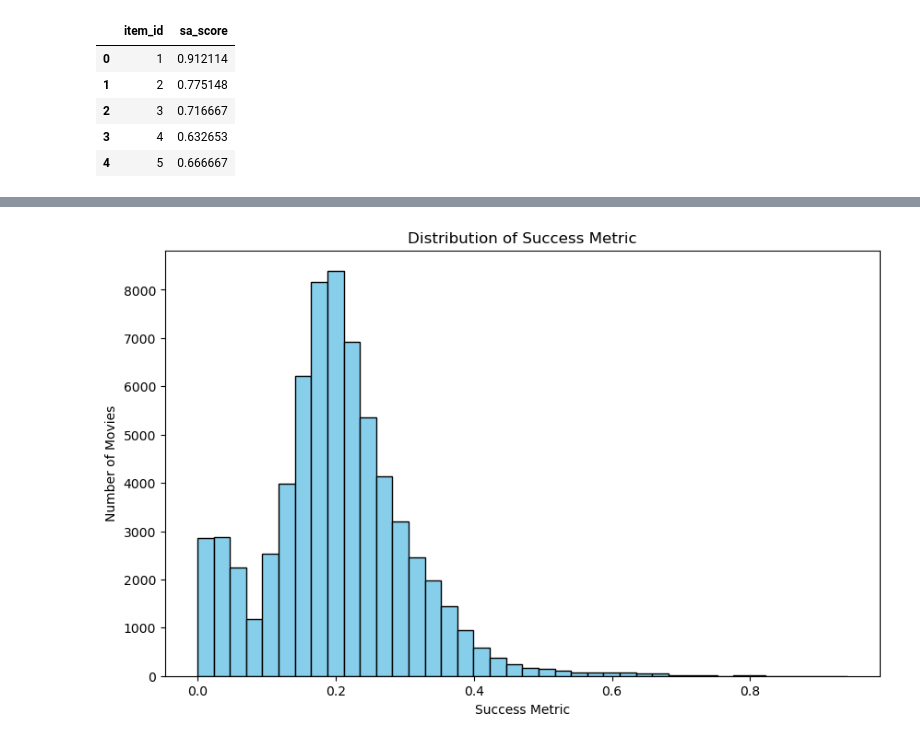
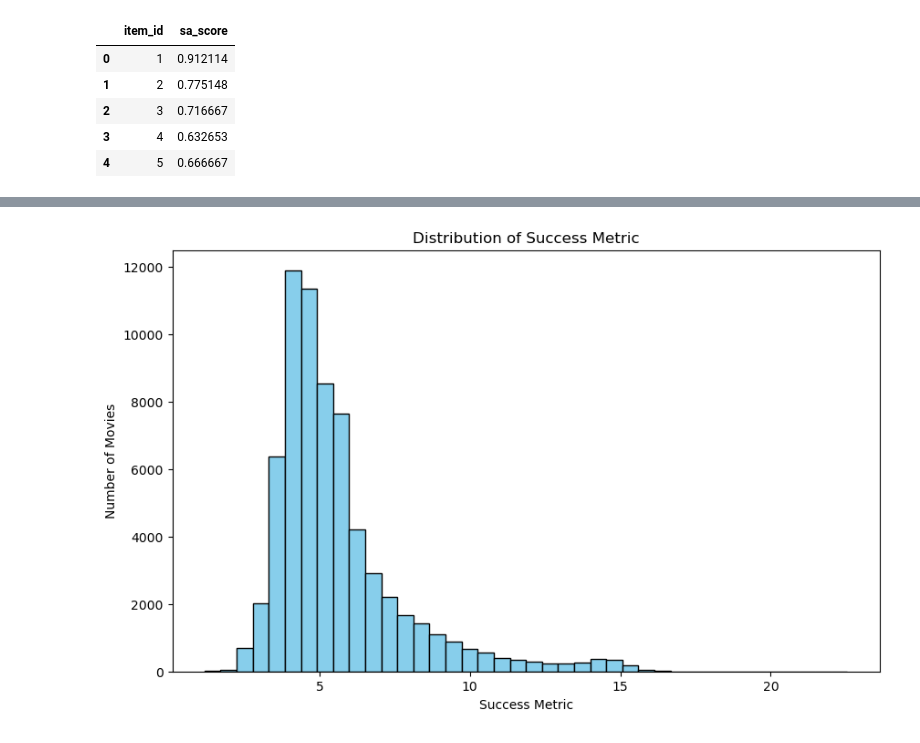
Before and after one commit to epfl-ada/ada-2024-project-gear5, a Jupyter notebook: data_exploration.ipynb, the cells around one changed output, grey strips where cells are left out. Drawn from its saved outputs; the diff is of its cells as text; code cells hidden in the pictures.

Commit message:
Success Metric Done

```diff
--- a/data_exploration.ipynb
+++ b/data_exploration.ipynb
@@ -802,0 +525,4 @@ dtype: int64
+# %%
+columns_to_fill = ['rating', 'sa_score', 'inflation_adjusted_box_office_revenue', 'Box_Office']
+data_box_office[columns_to_fill] = data_box_office[columns_to_fill].fillna(data_box_office[columns_to_fill].mean())
+data_box_office.head()
@@ -802,0 +561,10 @@ dtype: int64
+# %%
+weights = {
+    'popularity': 10,
+    'inflation_adjusted_box_office_revenue': 8,
+    'sa_score': 3,
+    'rating': 3,
+    'genre_popularity': 2
+}
+data_box_office['success_score'] = data_box_office.apply(lambda row: sum(row[col] * weight for col, weight in weights.items()), axis=1)
+data_box_office.head()
@@ -820,8 +598,0 @@ top_10_popular_movies
-# %%
-# Defining our metric by assigning weights to the attributes we are going to use and perform the calculation on each row
-weights={'popularity': 8, 'inflation_adjusted_box_office_revenue': 5,'label': 3,'rating': 3,'genre_popularity': 1}
-def calculate_success_metric(row, weights):
-    available_weights = {k: v for k, v in weights.items() if pd.notna(row[k])}
-    total_weight = sum(available_weights.values())
-    return sum(row[k] * (v / total_weight) for k, v in available_weights.items())
-data_box_office['Success_metric'] = data_box_office.apply(calculate_success_metric,axis=1,weights=weights)
@@ -847,9 +601,9 @@ top_10_popular_movies
 #data_box_office = data_box_office[data_box_office['Success_metric'] != 0]
 # %%
 # Adjust the columns order
-desired_order = ['freebase_movie_id', 'imdb_id', 'item_id', 'movie_name', 'combined_release_date',  'Box_Office', 'inflation_adjusted_box_office_revenue','movie_countries_final', 'movie_genres_final', 'label', 'avgRating', 'vote_average', 'vote_count', 'popularity', 'Success_metric']
-data_box_office = data_box_office.reindex(columns=desired_order)
-data_box_office = data_box_office.sort_values(by='Success_metric', ascending=False)
-data_box_office
+desired_order = ['freebase_movie_id', 'imdb_id', 'item_id', 'movie_name', 'combined_release_date',  'Box_Office', 'inflation_adjusted_box_office_revenue','movie_countries_final', 'movie_genres_final', 'sa_score', 'genre_popularity', 'rating', 'popularity', 'success_score']
+best_succes_movies = best_succes_movies.reindex(columns=desired_order)
+best_succes_movies = best_succes_movies.sort_values(by='success_score', ascending=False)
+best_succes_movies.head()
 # %% [output]
 |  | freebase_movie_id | imdb_id | item_id | movie_name | combined_release_date | Box_Office | ... |
@@ -868,19 +615,19 @@ data_box_office
 # %%
 import matplotlib.pyplot as plt
 
 # Create a histogram of the Success_metric
 plt.figure(figsize=(10, 6))
-plt.hist(data_box_office['Success_metric'].dropna(), bins=40, color='skyblue', edgecolor='black')
+plt.hist(data_box_office['success_score'].dropna(), bins=40, color='skyblue', edgecolor='black')
 
 # Set the title and labels
 plt.title('Distribution of Success Metric')
 plt.xlabel('Success Metric')
 plt.ylabel('Number of Movies')
 
 # Show the plot
 plt.show()
 # %% [output]
-[figure, old version]
+[figure, new version]
 # %%
 # Ensure that the genres column contains a list
 data_box_office['movie_genres_final'] = data_box_office['movie_genres_final'].apply(lambda x: x.split(', ') if isinstance(x, str) else x)
```
Also changed, not shown: parts of 71 cells of this notebook, 1 other file.
